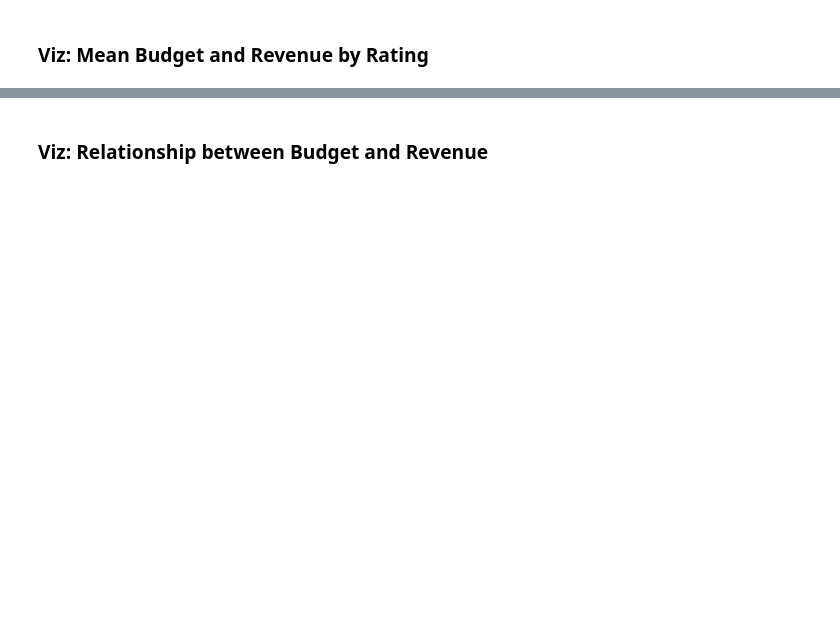
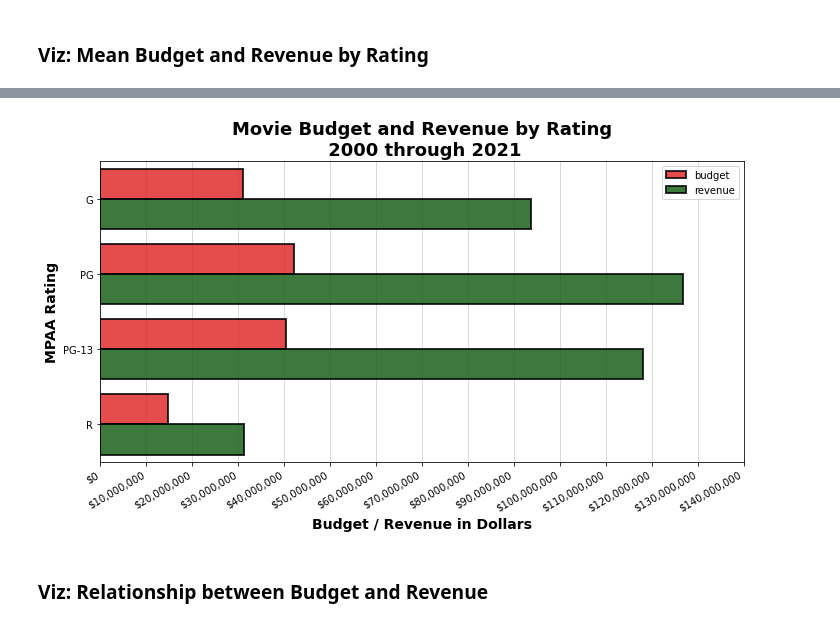
Before and after one commit to msmccann10/PP-movie-database-and-analysis, a Jupyter notebook: 03_TMDB_Data_Consolidation_Processing_EDA.ipynb, the cells around one changed output, grey strips where cells are left out. Saved outputs shown, nothing was run; the diff lists cells and outputs as text; code cells hidden in the pictures; blank space fills up the shorter version.

Commit message:
clean code and format

```diff
--- a/03_TMDB_Data_Consolidation_Processing_EDA.ipynb
+++ b/03_TMDB_Data_Consolidation_Processing_EDA.ipynb
@@ -185,3 +190,26 @@ fig.tight_layout()
+# %%
+# Attempt 2 at comparing budget/revene on rating
+palette ={"budget": "red", "revenue": "#006400"}
+
+fig, axes = plt.subplots(figsize=(10,6), ncols = 1, nrows = 1)
+sns.barplot(data = tmdb_viz.melt('certification',
+                                 value_vars = ['budget', 'revenue']),
+            x = 'value', y = 'certification', hue = 'variable',
+            palette = palette, alpha = .8, ci = None,
+            edgecolor = 'black', lw = '2', ax = axes)
+plt.title('Movie Budget and Revenue by Rating\n 2000 through 2021',
+             fontsize = 18, weight = 'bold')
+plt.xlabel('Budget / Revenue in Dollars', fontsize=14, weight = 'semibold')
+plt.ylabel('MPAA Rating',  fontsize=14, weight = 'semibold')
+axes.grid(axis = 'x', alpha = .6, zorder = 0)
+axes.set_axisbelow(True)
+axes.xaxis.set_major_formatter(StrMethodFormatter('${x:,.0f}'))
+axes.legend(title = None, )
+plt.xlim(0,140000000)
+plt.xticks(range(0, 141000000, 10000000),rotation = 30, ha = 'right')
+fig.tight_layout();
+# %% [output]
+[figure, added]
 # %% [markdown]
 ### Viz: Relationship between Budget and Revenue
 # %%
```
Also changed, not shown: parts of 35 cells of this notebook, 48 other files.
